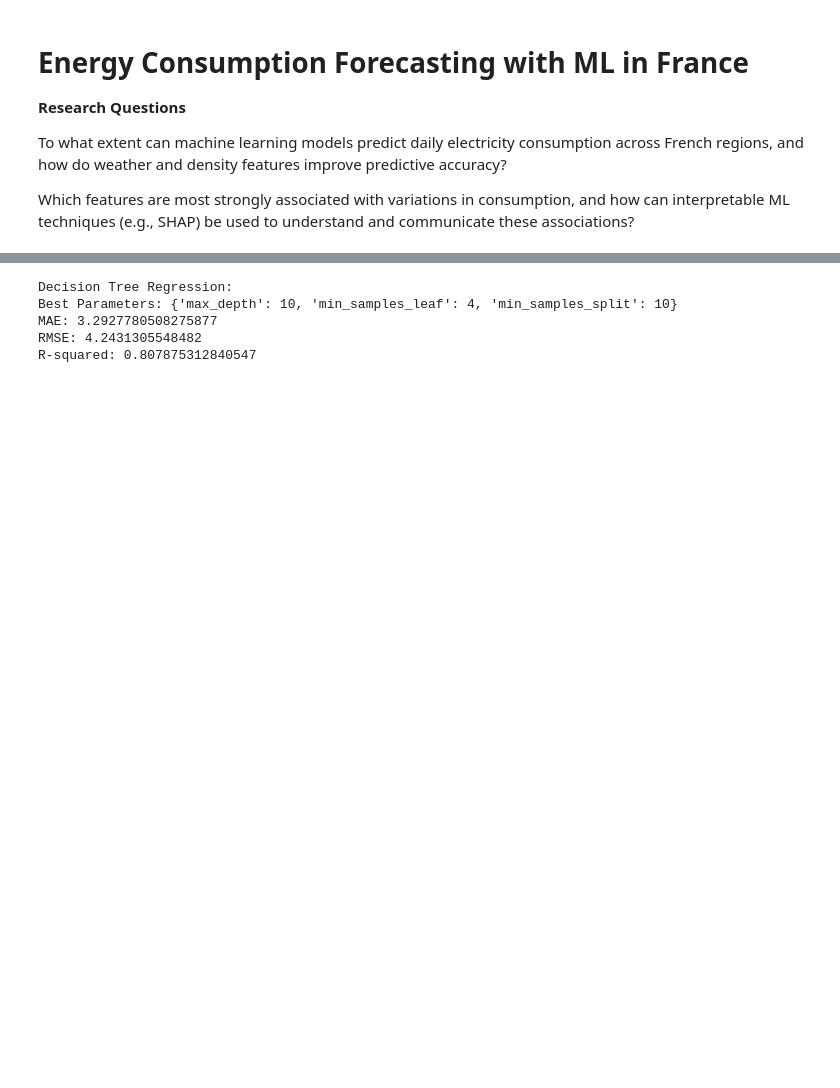
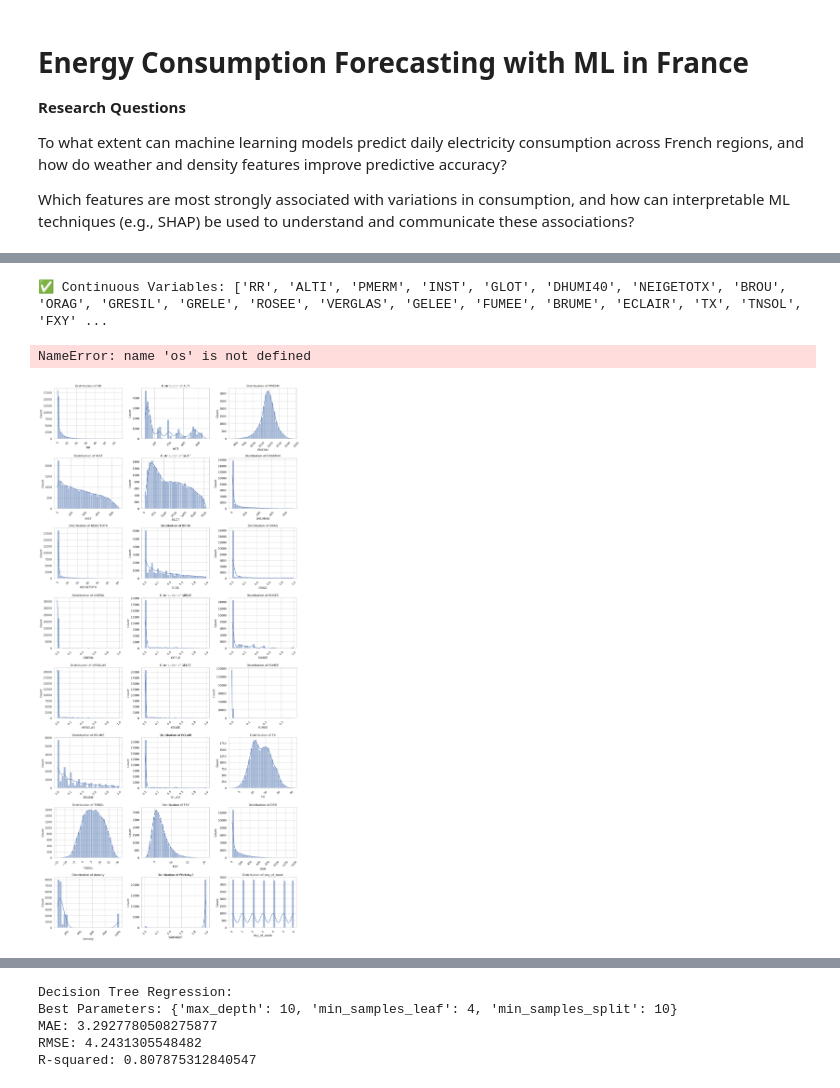
Before and after one commit to AnahiRM/Energy_Weather_France, a Jupyter notebook: Applied_ML_SL_Final.ipynb, the cells around one changed output, grey strips where cells are left out. Cells and saved outputs as stored; diff of their text form; code cells hidden in the pictures; blank space fills up the shorter version.

```diff
--- a/Applied_ML_SL_Final.ipynb
+++ b/Applied_ML_SL_Final.ipynb
@@ -21,0 +183,13 @@ import numpy as np
+# %%
+# Define the features (X) and target (y)
+X = energy_source_df[numeric_features]
+y = energy_source_df[target]
+
+# Split the data into training and testing sets
+X_train, X_test, y_train, y_test = train_test_split(X, y, test_size=0.2, random_state=42)
+
+# Print the shapes of the resulting datasets
+print("X_train shape:", X_train.shape)
+print("X_test shape:", X_test.shape)
+print("y_train shape:", y_train.shape)
+print("y_test shape:", y_test.shape)
@@ -21,0 +203,5 @@ import numpy as np
+# %%
+# Step 1: Concatenate X_train and y_train
+train_data = pd.concat([X_train, y_train], axis=1)
+
+train_data.describe()
@@ -22,3 +219,59 @@ import numpy as np
+# %%
+# 1) Setup
+# Set style
+sns.set(style="whitegrid")
+plt.rcParams['figure.figsize'] = (15, 5)
+
+# 2) Define continuous variables
+numeric_features = [
+    "RR", "ALTI", "PMERM", "INST", "GLOT", "DHUMI40", "NEIGETOTX", "BROU", "ORAG",
+    "GRESIL", "GRELE", "ROSEE", "VERGLAS", "GELEE", "FUMEE", "BRUME", "ECLAIR",
+    "TX", "TNSOL", "FXY", "DRR", "density", "Workday?", "day_of_week"
+]
+
+# 3) Define categorical variables as the remaining columns
+all_columns = train_data.columns.tolist()
+#categorical_vars = list(set(all_columns) - set(continuous_vars))
+
+# 4) Force types
+#train data
+train_data[numeric_features] = train_data[numeric_features].astype(float)
+
+#test data
+train_data[numeric_features] = train_data[numeric_features].astype(float)
+
+# 5) Done!
+print("✅ Continuous Variables:", numeric_features)
+# %% [output]
+✅ Continuous Variables: ['RR', 'ALTI', 'PMERM', 'INST', 'GLOT', 'DHUMI40', 'NEIGETOTX', 'BROU', 'ORAG', 'GRESIL', 'GRELE', 'ROSEE', 'VERGLAS', 'GELEE', 'FUMEE', 'BRUME', 'ECLAIR', 'TX', 'TNSOL', 'FXY' ...
+# %%
+# 3) Plot Continuous Variables (Histograms)
+n_cols = 3
+n_rows = -(-len(numeric_features) // n_cols)  # Ceiling division
+
+fig, axs = plt.subplots(n_rows, n_cols, figsize=(5 * n_cols, 4 * n_rows))
+axs = axs.flatten()
+
+for i, col in enumerate(numeric_features):
+    sns.histplot(data=train_data, x=col, ax=axs[i], kde=True, bins=30)
+    axs[i].set_title(f"Distribution of {col}")
+    axs[i].tick_params(axis='x', rotation=45)
+
+# Remove unused subplots
+for j in range(i + 1, len(axs)):
+    fig.delaxes(axs[j])
+
+plt.tight_layout()
+
+# Save the figure
+histogram_path = os.path.join(figures_path, "numeric_features_histograms.png")
+plt.savefig(histogram_path, dpi=300)
+
+# Show the plot
+plt.show()
+# %% [output]
+NameError: name 'os' is not defined
+[figure, added]
 # %%
 # WHY THIS IN THIS PART?
 
```
Also changed, not shown: parts of 16 cells of this notebook.
